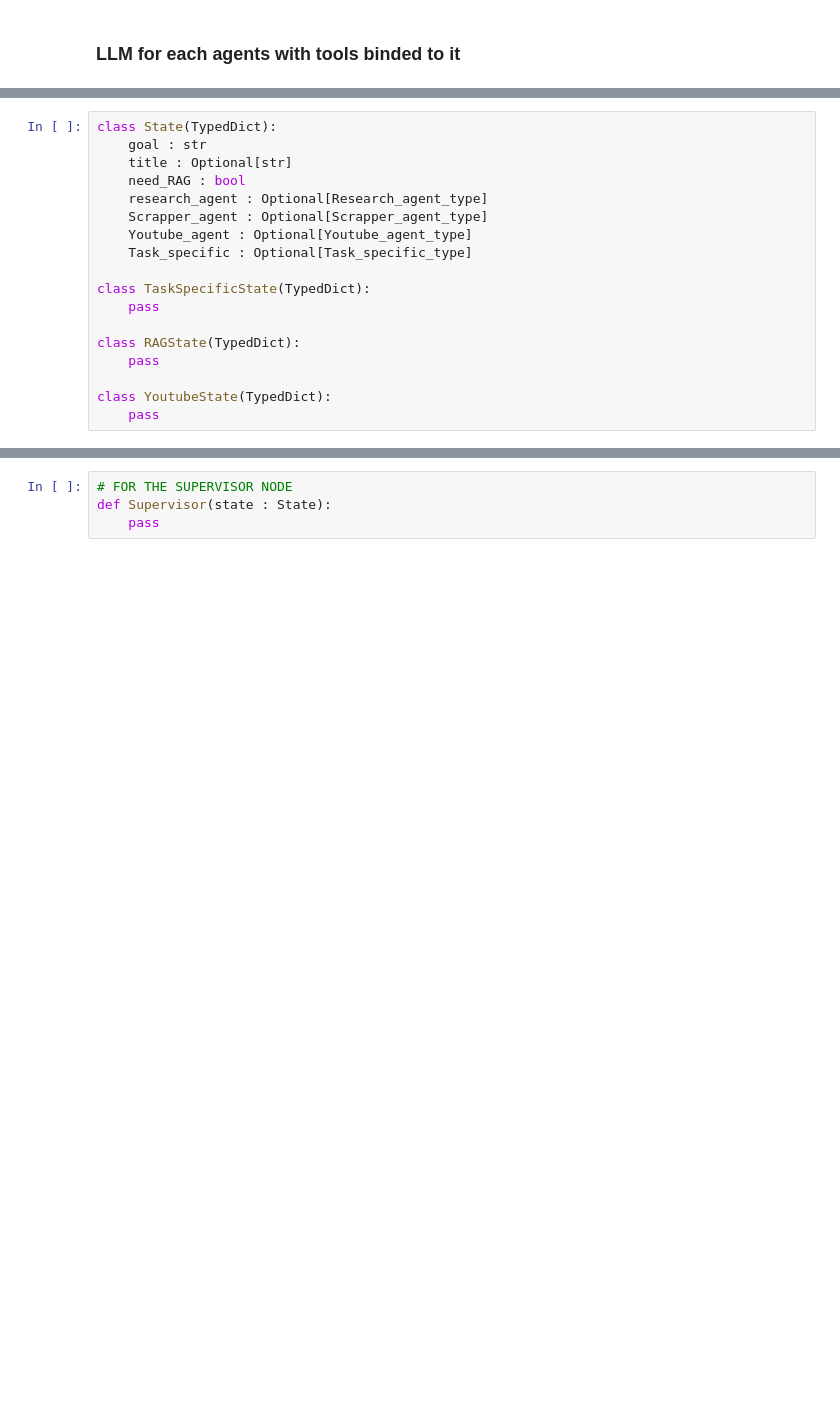
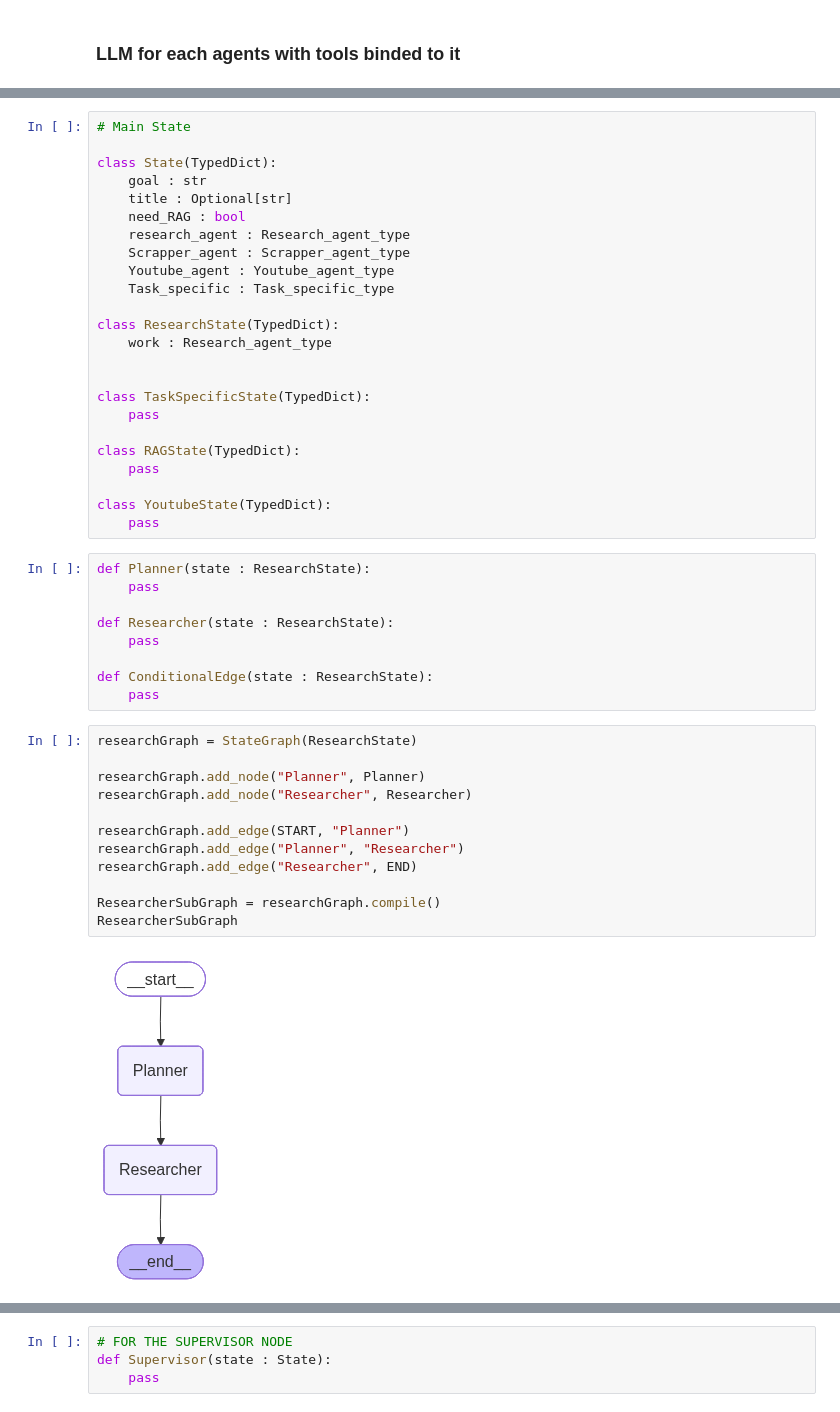
Before and after one commit to abhishektimsina01/AITutor, a Jupyter notebook: AITutor.ipynb, the cells around one changed output, grey strips where cells are left out. Drawn from its saved outputs; the diff is of its cells as text; blank space fills up the shorter version.

```diff
--- a/AITutor.ipynb
+++ b/AITutor.ipynb
@@ -141,14 +153,20 @@ class Youtube_agent_type(BaseModel):
 class Task_specific_type(BaseModel):
     pass
 # %%
+# Main State
+
 class State(TypedDict):
     goal : str
     title : Optional[str]
     need_RAG : bool
-    research_agent : Optional[Research_agent_type]
-    Scrapper_agent : Optional[Scrapper_agent_type]
-    Youtube_agent : Optional[Youtube_agent_type]
-    Task_specific : Optional[Task_specific_type]
+    research_agent : Research_agent_type
+    Scrapper_agent : Scrapper_agent_type
+    Youtube_agent : Youtube_agent_type
+    Task_specific : Task_specific_type
+
+class ResearchState(TypedDict):
+    work : Research_agent_type
+
 
 class TaskSpecificState(TypedDict):
     pass
@@ -158,3 +176,26 @@ class RAGState(TypedDict):
 
 class YoutubeState(TypedDict):
     pass
+# %%
+def Planner(state : ResearchState):
+    pass
+
+def Researcher(state : ResearchState):
+    pass
+
+def ConditionalEdge(state : ResearchState):
+    pass
+# %%
+researchGraph = StateGraph(ResearchState)
+
+researchGraph.add_node("Planner", Planner)
+researchGraph.add_node("Researcher", Researcher)
+
+researchGraph.add_edge(START, "Planner")
+researchGraph.add_edge("Planner", "Researcher")
+researchGraph.add_edge("Researcher", END)
+
+ResearcherSubGraph = researchGraph.compile()
+ResearcherSubGraph
+# %% [output]
+[figure, added]
```
Also changed, not shown: parts of 10 cells of this notebook.
